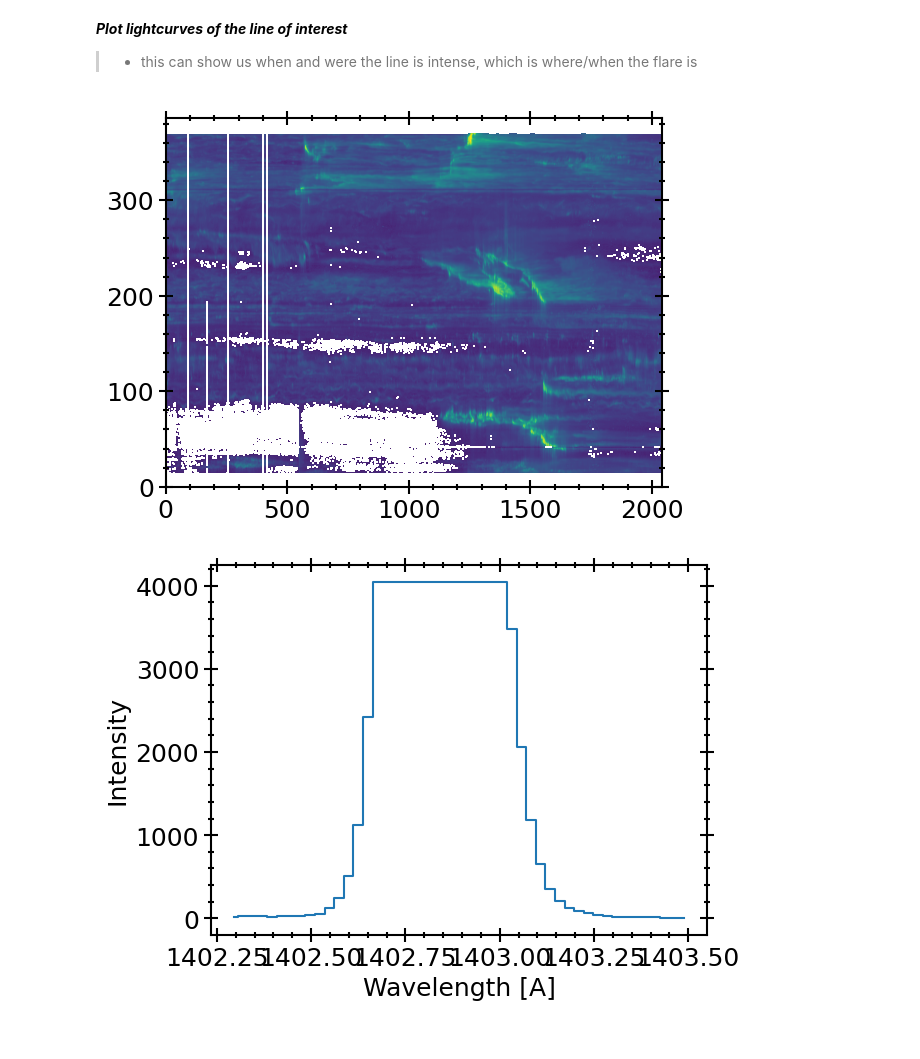
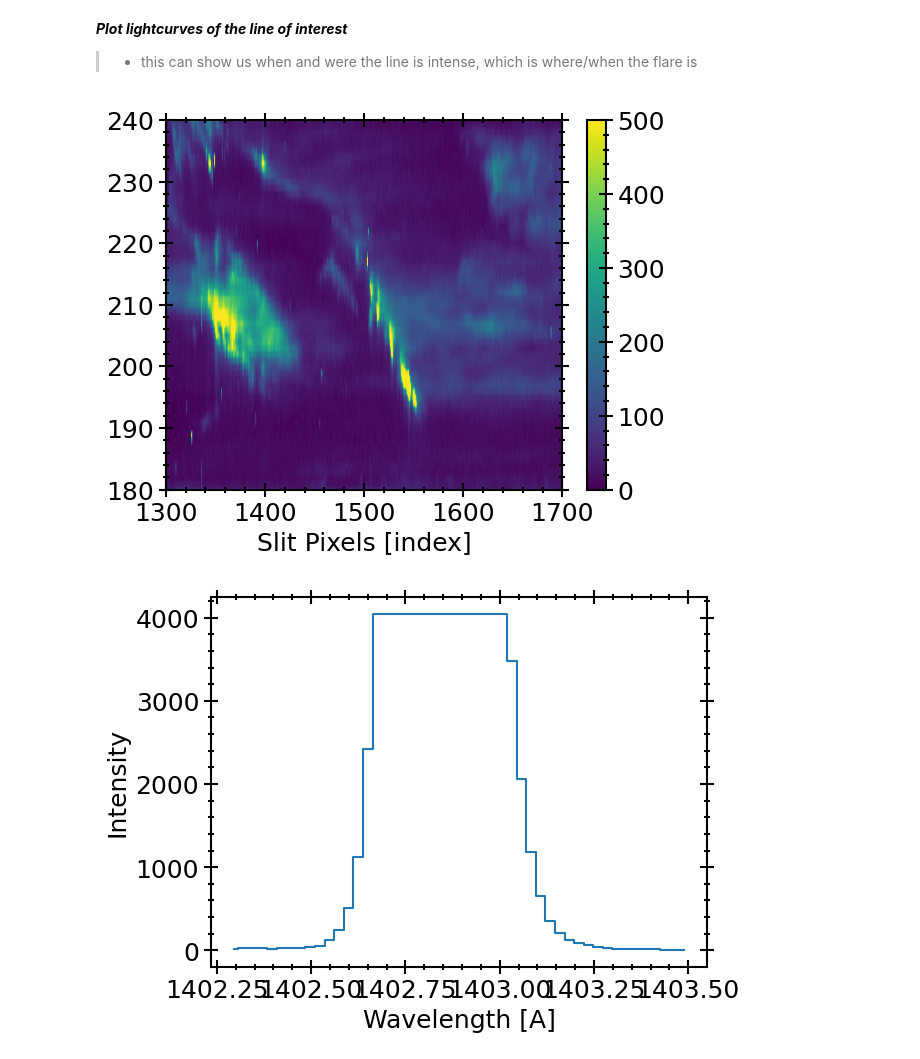
Before and after one commit to SShepard27/TurbulenceInActiveSun, a Jupyter notebook: IRIS_ExtractLineProfiles.ipynb, the cells around one changed output. Cells and saved outputs as stored; diff of their text form; code cells hidden in the pictures.

```diff
--- a/IRIS_ExtractLineProfiles.ipynb
+++ b/IRIS_ExtractLineProfiles.ipynb
@@ -83,36 +83,43 @@ Number of slit positions =  1
 # %%
 sind = 0
 wl = sg_dict['wl'][:,sind]
 
-# lowerlim,upperlim = 1400.95,1401.5  ### O IV 1402.157A
+lowerlim,upperlim = 1400.95,1401.5  ### O IV 1401.157A
 # lowerlim,upperlim = 1393.4, 1394.7 ### Si IV 1393.755A
-lowerlim,upperlim = 1402.3, 1403.5 ### Si IV 1402.770A
+# lowerlim,upperlim = 1402.3, 1403.5 ### Si IV 1402.770A
 
 ## Select which indices correspond to the lower and upper wavelength values
 wind1 = np.abs(wl - lowerlim).argmin()
 wind2 = np.abs(wl - upperlim).argmin()
 ll = wl[wind1:wind2+1]
 
 ### [slit positiion (yind), exposure number (tind), wavelength (wind), slit index (sind)]
 yy = sg_dict['data'][:,:,wind1:wind2+1,sind]
 yy_integrated = np.trapz(yy,axis=2)
 
 ## These two lines are just my preferences for image plots
 plot_dict = utils.plotsetup_image(font_size = 18)
 plt.rcParams.update(plot_dict)
 
 ## Plot the map, scaled to the 1/4 power to bring out small features.
 ## The origin = lower keyword orientates the image in the correct way, since IRIS has the origin in the lower left,
 ## whereas the python default is top left
 ## The aspect=auto keyword just keeps the image from being too compressed in one direction
-plt.imshow(yy_integrated**0.25, origin = 'lower', aspect = 'auto',vmin=0)
+plt.imshow(yy_integrated, origin = 'lower', aspect = 'auto',vmin=0,vmax=500)
 
 ## Play with these ranges to look for the flare
-# plt.xlim(1400,1700)
-# plt.ylim(180,240)
+plt.xlim(1300,1700)
+plt.ylim(180,240)
+
+plt.xlabel('Time [index]')
+plt.xlabel('Slit Pixels [index]')
+plt.colorbar()
+plt.savefig('Illustrating_Flare_Regions_2014October25_OIVregion1.png', format='png', bbox_inches = 'tight', dpi=500)
+
+
 plt.show()
 # %% [output]
-[figure, old version]
+[figure, new version]
 # %%
 ### Plot an example to test how well we have isolated the line
 plt.plot(ll,yy[49,1551,:], drawstyle='steps-mid')
```
Also changed, not shown: parts of 6 cells of this notebook, 7 other files.
